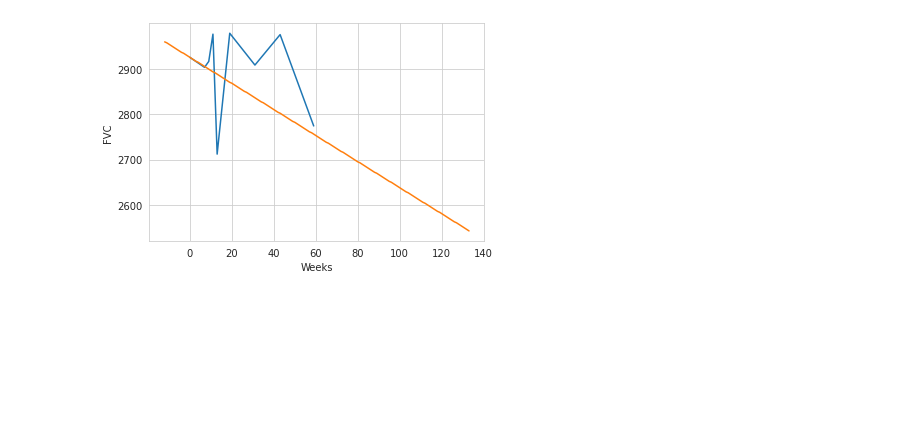
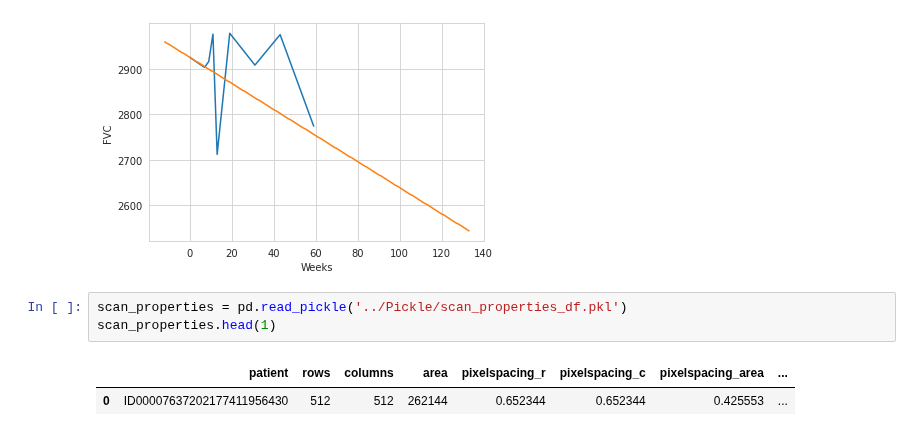
Before and after one commit to andreasquauke/udacity-capstone-project, a Jupyter notebook: Notebooks/test.ipynb, the cells around one changed output. Drawn from its saved outputs; the diff is of its cells as text; blank space fills up the shorter version.

```diff
--- a/Notebooks/test.ipynb
+++ b/Notebooks/test.ipynb
@@ -847,3 +1100,9 @@ if INCLUDE_CT_DATA:
 [figure]
 [figure]
 [figure]
+# %%
+scan_properties = pd.read_pickle('../Pickle/scan_properties_df.pkl')
+scan_properties.head(1)
+# %% [output]
+|  | patient | rows | columns | area | pixelspacing_r | pixelspacing_c | pixelspacing_area | ... |
+| 0 | ID00007637202177411956430 | 512 | 512 | 262144 | 0.652344 | 0.652344 | 0.425553 | ... |
```
Also changed, not shown: parts of 9 cells of this notebook, 5 other files.
